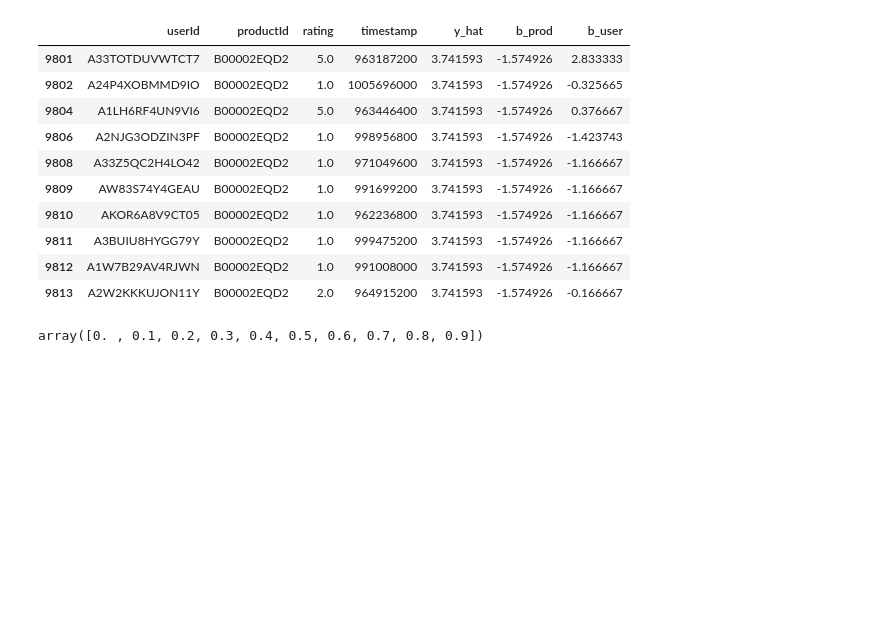
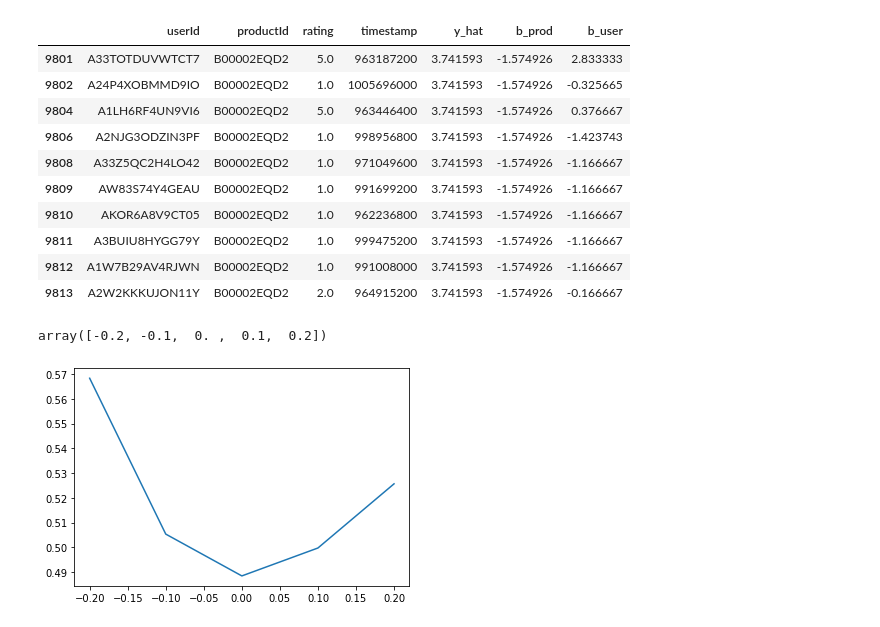
Before and after one commit to NickA-svg/py.amazon.recommender, a Jupyter notebook: tf_retrival.ipynb, the cells around one changed output. Saved outputs shown, nothing was run; the diff lists cells and outputs as text; code cells hidden in the pictures; blank space fills up the shorter version.

```diff
--- a/tf_retrival.ipynb
+++ b/tf_retrival.ipynb
@@ -442,6 +442,30 @@ predict_rating("AGHZXQL9F94T9","B00002EQD2")
 | 9812 | A1W7B29AV4RJWN | B00002EQD2 | 1.0 | 991008000 | 3.741593 | -1.574926 | -1.166667 |
 | 9813 | A2W2KKKUJON11Y | B00002EQD2 | 2.0 | 964915200 | 3.741593 | -1.574926 | -0.166667 |
 # %%
-l_reg = np.arange(0.0, 1.0, 0.1)
+l_reg = np.arange(-0.2, 0.3, 0.1,)
+l_reg
 # %% [output]
-array([0. , 0.1, 0.2, 0.3, 0.4, 0.5, 0.6, 0.7, 0.8, 0.9])
+array([-0.2, -0.1,  0. ,  0.1,  0.2])
+# %%
+rmse = []
+for l in l_reg:
+    product_effect_reg = df_sub  >> mutate(Reg = l) >> group_by(
+    X.productId) >> summarize(
+    b_prod_reg = (X.rating - X.y_hat).sum()/(X.Reg.mean()+n(X.productId))
+    )
+
+    df_sub_reg = df_sub.merge(product_effect_reg,left_on='productId',right_on='productId')
+
+    user_effect_reg = df_sub_reg >> mutate(Reg = l) >> group_by(
+    X.userId) >> summarize(
+    b_user_reg = (X.rating - X.y_hat - X.b_prod_reg).sum()/(X.Reg.mean()+n(X.userId))
+    )
+
+    df_sub_reg = df_sub_reg.merge(user_effect_reg,left_on='userId',right_on='userId')
+
+    rmse.append(mean_squared_error(df_sub_reg['rating'], (df_sub_reg['y_hat'] + df_sub_reg['b_prod_reg'] + df_sub_reg['b_user_reg']), squared=False))
+# %%
+plt.plot(l_reg,np.asarray(rmse))
+plt.show()
+# %% [output]
+[figure, added]
```
